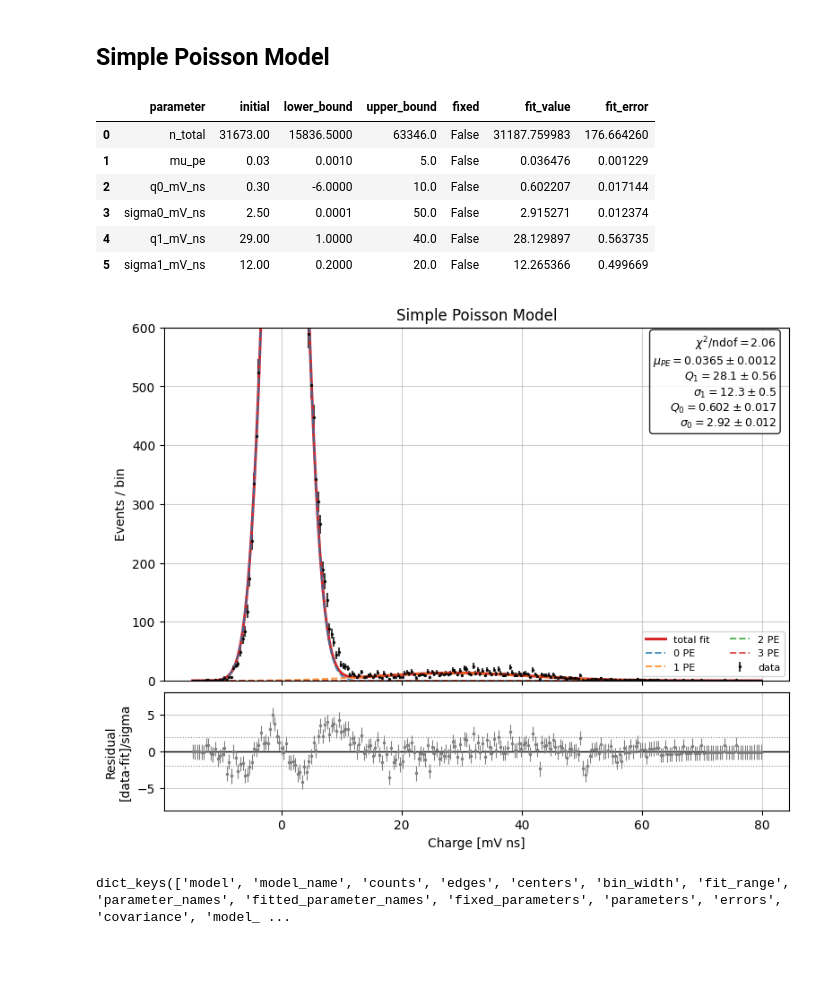
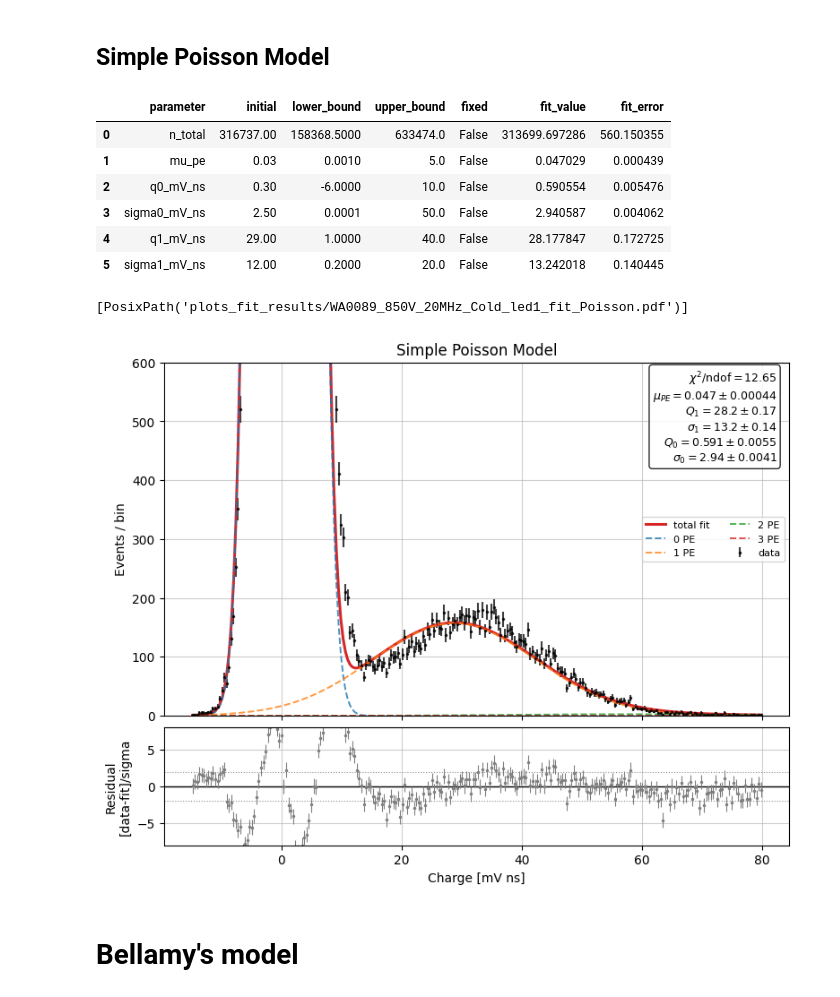
Before and after one commit to TAU-neutrino-lab/PMT-characterization, a Jupyter notebook: PMT-calibration/generic_fit.ipynb, the cells around one changed output. Saved outputs shown, nothing was run; the diff lists cells and outputs as text; code cells hidden in the pictures; blank space fills up the shorter version.

```diff
--- a/PMT-calibration/generic_fit.ipynb
+++ b/PMT-calibration/generic_fit.ipynb
@@ -31,7 +36,7 @@ file_name = "WA0089_850V_20MHz_Cold_led1"
 data_dir = Path("data/WA0089/LED_sweep/260615")
 
 # Set to a number for quick iteration, or None to use all matching files.
-max_files = 1
+max_files = None
 
 files = find_pmt_files(data_dir, file_name, max_files=max_files)
 
@@ -44,7 +58,7 @@ Number of files loaded: 1
 # %% [markdown]
 ### if and where to save plots
 # %%
-save_plots = False
+save_plots = True
 save_dir = 'plots_fit_results'
 file_nickname = file_name
 # %% [markdown]
@@ -215,47 +223,48 @@ from pmt.fit.poisson import (
 # %%
 maxPE = 3
 
 p0_poisson = {
     # Format: [initial_value, lower_bound, upper_bound, isFixed]
     # Set isFixed=True to hold a parameter at the initial value during the fit.
     "n_total":      [len(charge_mV_ns), 0.5 * len(charge_mV_ns), 2.0 * len(charge_mV_ns), False],
     "q0_mV_ns":     [0.3, -6.0, 10.0,  False],
     "sigma0_mV_ns": [2.5, 1e-4, 50.0,  False],
     "q1_mV_ns":     [29.0, 1.0, 40.0,  False],
     "sigma1_mV_ns": [12.0, 0.2, 20.0,  False],
     "mu_pe":        [0.03, 0.001, 5.0, False],
 }
 
 fit_poisson = fit_poisson_spe(
     charge_mV_ns,
     p0=p0_poisson,
     max_pe=maxPE,
     fit_range=fit_range
 )
 
 table_poisson = fit_result_table(fit_poisson)
 display( table_poisson )
+
+fig, ax, ax_resid = plot_fit_result(
+    fit_poisson,
+    title="Simple Poisson Model",
+    logscale=False,
+    ylims= (0, 600),
+    component_visibility_fraction=0, #1e-3,
+    )
+
+save_plot(fig, save_plots, save_dir, file_nickname, f"fit_Poisson",  Nevents=None)
 # %% [output]
 |  | parameter | initial | lower_bound | upper_bound | fixed | fit_value | fit_error |
-| 0 | n_total | 31673.00 | 15836.5000 | 63346.0 | False | 31187.759983 | 176.664260 |
-| 1 | mu_pe | 0.03 | 0.0010 | 5.0 | False | 0.036476 | 0.001229 |
-| 2 | q0_mV_ns | 0.30 | -6.0000 | 10.0 | False | 0.602207 | 0.017144 |
-| 3 | sigma0_mV_ns | 2.50 | 0.0001 | 50.0 | False | 2.915271 | 0.012374 |
-| 4 | q1_mV_ns | 29.00 | 1.0000 | 40.0 | False | 28.129897 | 0.563735 |
-| 5 | sigma1_mV_ns | 12.00 | 0.2000 | 20.0 | False | 12.265366 | 0.499669 |
+| 0 | n_total | 316737.00 | 158368.5000 | 633474.0 | False | 313699.697286 | 560.150355 |
+| 1 | mu_pe | 0.03 | 0.0010 | 5.0 | False | 0.047029 | 0.000439 |
+| 2 | q0_mV_ns | 0.30 | -6.0000 | 10.0 | False | 0.590554 | 0.005476 |
+| 3 | sigma0_mV_ns | 2.50 | 0.0001 | 50.0 | False | 2.940587 | 0.004062 |
+| 4 | q1_mV_ns | 29.00 | 1.0000 | 40.0 | False | 28.177847 | 0.172725 |
+| 5 | sigma1_mV_ns | 12.00 | 0.2000 | 20.0 | False | 13.242018 | 0.140445 |
+[PosixPath('plots_fit_results/WA0089_850V_20MHz_Cold_led1_fit_Poisson.pdf')]
+[figure, added]
-# %%
-
-fig, ax, ax_resid = plot_fit_result(
-    fit_poisson,
-    title="Simple Poisson Model",
-    logscale=False,
-    ylims= (0, 600),
-    component_visibility_fraction=0, #1e-3,
-    )
-# %% [output]
-[figure, removed]
+# %% [markdown]
+# Bellamy's model
 # %%
-fit_poisson.keys()
+from pmt.fit.bellamy import fit_bellamy_spe
-# %% [output]
-dict_keys(['model', 'model_name', 'counts', 'edges', 'centers', 'bin_width', 'fit_range', 'parameter_names', 'fitted_parameter_names', 'fixed_parameters', 'parameters', 'errors', 'covariance', 'model_ ...
 # %%
```
Also changed, not shown: parts of 14 cells of this notebook, 3 other files.
